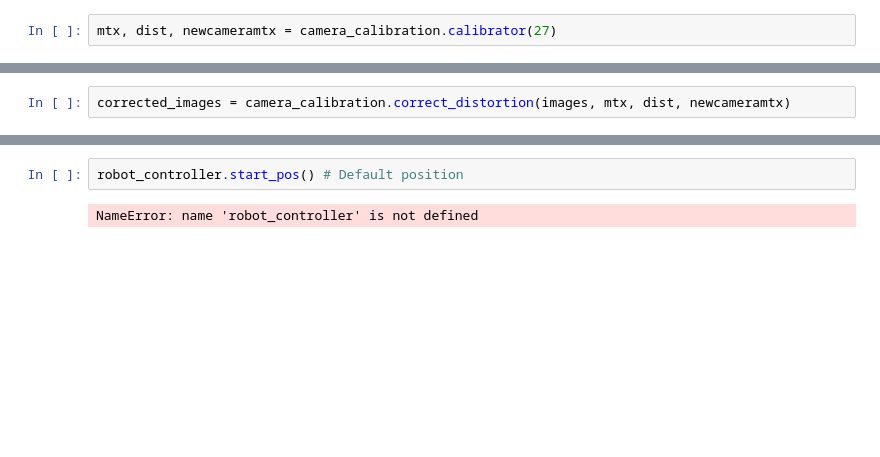
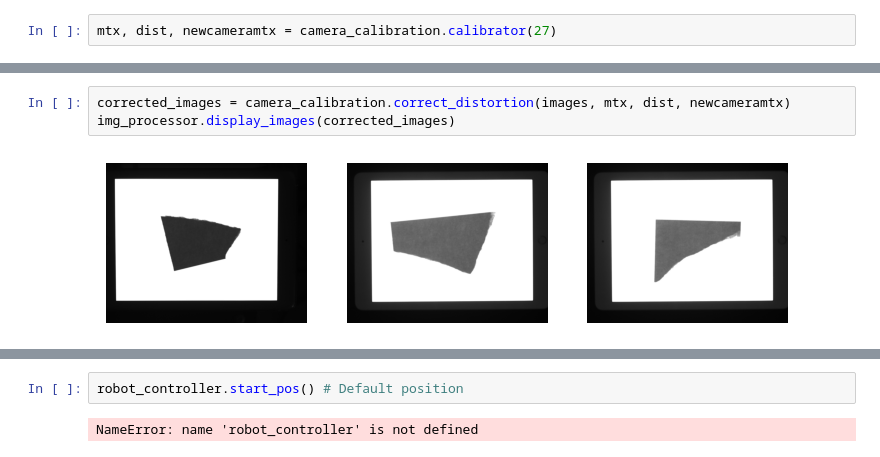
Before and after one commit to Fixstern0211/RoboGlue1, a Jupyter notebook: cameratest.ipynb, the cells around one changed output, grey strips where cells are left out. Saved outputs shown, nothing was run; the diff lists cells and outputs as text; blank space fills up the shorter version.

```diff
--- a/cameratest.ipynb
+++ b/cameratest.ipynb
@@ -62,3 +67,6 @@ mtx, dist, newcameramtx = camera_calibration.calibrator(27)
 # %%
 corrected_images = camera_calibration.correct_distortion(images, mtx, dist, newcameramtx)
+img_processor.display_images(corrected_images)
+# %% [output]
+[figure, added]
 # %%
```
Also changed, not shown: parts of 12 cells of this notebook.
